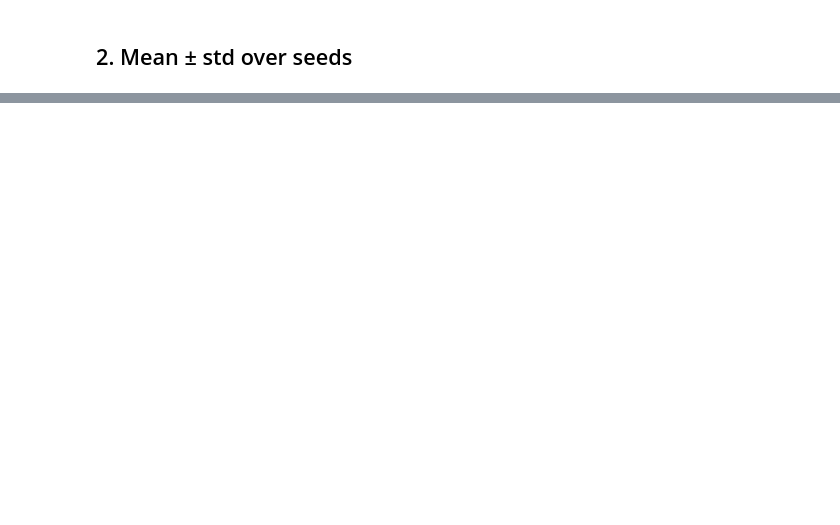
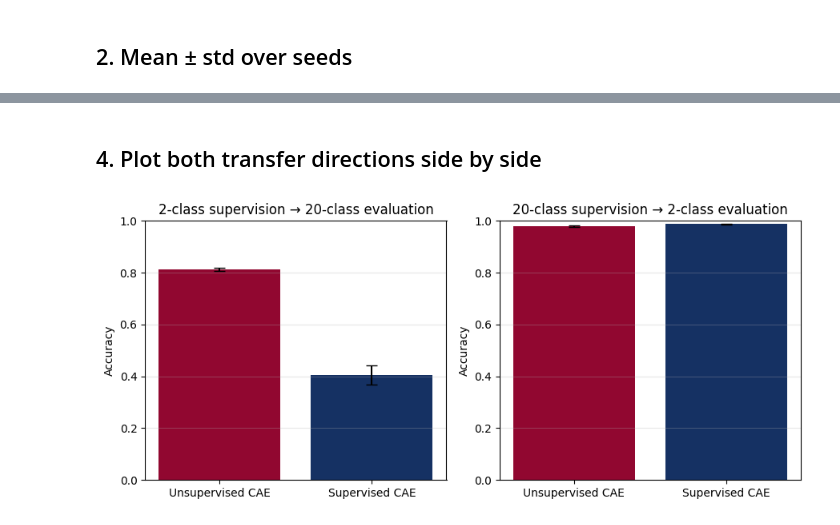
Before and after one commit to pbahde2/Efficient-Ml-Experiments, a Jupyter notebook: notebooks/evaluate_generalization_classification.ipynb, the cells around one changed output, grey strips where cells are left out. Saved outputs shown, nothing was run; the diff lists cells and outputs as text; code cells hidden in the pictures; blank space fills up the shorter version.

```diff
--- a/notebooks/evaluate_generalization_classification.ipynb
+++ b/notebooks/evaluate_generalization_classification.ipynb
@@ -113,0 +171,66 @@ Passing `palette` without assigning `hue` is deprecated and will be removed in v
+# %% [markdown]
+## 4. Plot both transfer directions side by side
+# %%
+# Color mapping (match previous plots)
+palette = {
+    "unsupervised": "#910730",
+    "supervised": "#153163",
+}
+
+label_map = {
+    "unsupervised": "Unsupervised CAE",
+    "supervised": "Supervised CAE",
+}
+
+# Keep only the two transfer comparisons requested:
+plot_specs = [
+    {
+        "title": "2-class supervision → 20-class evaluation",
+        "evaluation_task": "full_20class",
+        "rows": [
+            ("unsupervised", "unsupervised"),
+            ("domain_2class", "supervised"),
+        ],
+    },
+    {
+        "title": "20-class supervision → 2-class evaluation",
+        "evaluation_task": "domain_2class",
+        "rows": [
+            ("unsupervised", "unsupervised"),
+            ("full_20class", "supervised"),
+        ],
+    },
+]
+
+fig, axes = plt.subplots(1, 2, figsize=(9, 4), sharey=False)
+
+for ax, spec in zip(axes, plot_specs):
+    means = []
+    stds = []
+    methods = []
+
+    for selection_task, method in spec["rows"]:
+        subset = df_cls[
+            (df_cls["selection_task"] == selection_task)
+            & (df_cls["evaluation_task"] == spec["evaluation_task"])
+        ]
+
+        means.append(subset["accuracy"].mean() if not subset.empty else np.nan)
+        stds.append(subset["accuracy"].std() if len(subset) > 1 else 0.0)
+        methods.append(method)
+
+    x = np.arange(len(methods))
+    colors = [palette[m] for m in methods]
+
+    ax.bar(x, means, yerr=stds, capsize=5, color=colors)
+    ax.set_title(spec["title"])
+    ax.set_xticks(x)
+    ax.set_xticklabels([label_map[m] for m in methods])
+    ax.set_ylabel("Accuracy")
+    ax.set_ylim(0, 1)
+    ax.grid(axis="y", alpha=0.3)
+
+plt.tight_layout()
+plt.show()
+# %% [output]
+[figure, added]
```
Also changed, not shown: parts of 10 cells of this notebook, 10 other files.
